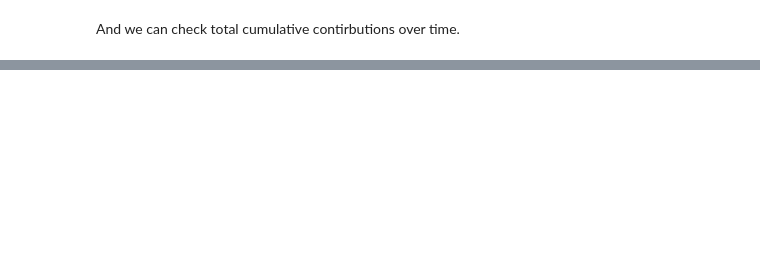
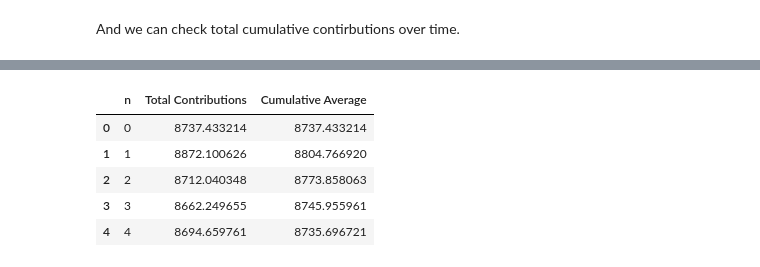
Before and after one commit to FA-Lichtenstein/OR-Notebooks, a Jupyter notebook: Powell-SDA/Chapter 1 Modeling SDPs.ipynb, the cells around one changed output, grey strips where cells are left out. Drawn from its saved outputs; the diff is of its cells as text; code cells hidden in the pictures; blank space fills up the shorter version.

```diff
--- a/Powell-SDA/Chapter 1 Modeling SDPs.ipynb
+++ b/Powell-SDA/Chapter 1 Modeling SDPs.ipynb
@@ -309,0 +322,21 @@ sns.lineplot(data=cumsum, x="t", y='cum_contributions')
+# %%
+reps = 1000
+N = np.arange(0, reps, dtype=int)
+results_array = [None] * reps
+total_contributions = np.zeros(reps, float)
+for n in N:
+    results = sim(p,c,Dhat,sigmahatD,S_0,num_days,theta)
+    results_array[n] = results
+    total_contributions[n] = results['Cumulative(C_t)'].iloc[-1]
+
+df = pd.DataFrame({'n': N, 'Total Contributions': total_contributions})
+df['Cumulative Average'] = df['Total Contributions'].expanding().mean()
+# %%
+df.head()
+# %% [output]
+|  | n | Total Contributions | Cumulative Average |
+| 0 | 0 | 8737.433214 | 8737.433214 |
+| 1 | 1 | 8872.100626 | 8804.766920 |
+| 2 | 2 | 8712.040348 | 8773.858063 |
+| 3 | 3 | 8662.249655 | 8745.955961 |
+| 4 | 4 | 8694.659761 | 8735.696721 |
```
Also changed, not shown: parts of 20 cells of this notebook.
